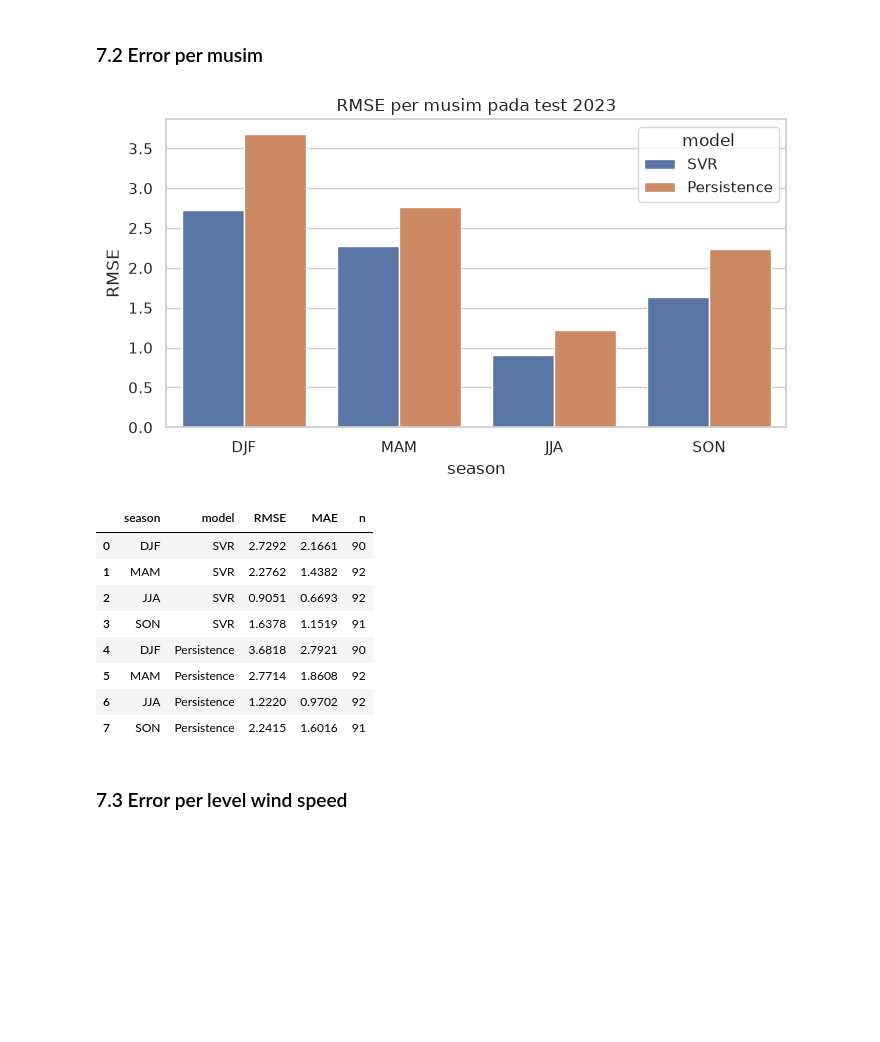
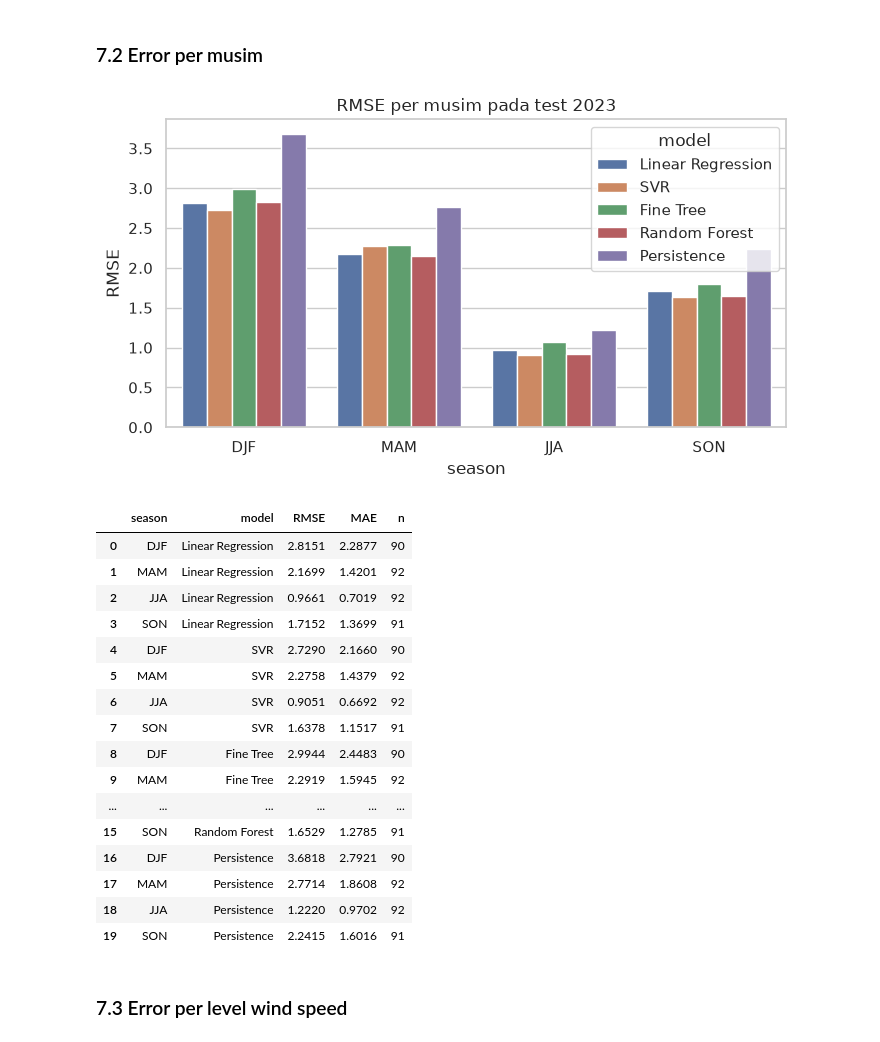
Before and after one commit to Galangzz/machine-learning-wind-speed, a Jupyter notebook: main.ipynb, the cells around one changed output. Cells and saved outputs as stored; diff of their text form; code cells hidden in the pictures; blank space fills up the shorter version.

```diff
--- a/main.ipynb
+++ b/main.ipynb
@@ -364,13 +366,11 @@ Interpolasi hanya untuk fitur non-wind-speed, maksimal 2 hari, hanya di dalam ga
 # %%
-FEATURE_COLS_TO_INTERPOLATE = [
+GAP_FILL_COLS = [
     "wind_dir_sin", "wind_dir_cos", "temperature_50m",
     "relative_humidity", "pressure", "precipitation",
 ]
-missing_before = daily[FEATURE_COLS_TO_INTERPOLATE].isna().sum()
-daily[FEATURE_COLS_TO_INTERPOLATE] = daily[FEATURE_COLS_TO_INTERPOLATE].interpolate(
-    method="linear", limit=2, limit_area="inside"
-)
-missing_after = daily[FEATURE_COLS_TO_INTERPOLATE].isna().sum()
+missing_before = daily[GAP_FILL_COLS].isna().sum()
+daily = fill_feature_gaps(daily, GAP_FILL_COLS, limit=2)
+missing_after = daily[GAP_FILL_COLS].isna().sum()
 display(pd.DataFrame({"before": missing_before, "after": missing_after}))
 
 sup = daily.sort_index().copy()
@@ -684,51 +684,63 @@ best ML model: SVR
 # %%
 SEASON_MAP = {12: "DJF", 1: "DJF", 2: "DJF", 3: "MAM", 4: "MAM", 5: "MAM",
               6: "JJA", 7: "JJA", 8: "JJA", 9: "SON", 10: "SON", 11: "SON"}
 
 test_eval = test.copy()
-test_eval["pred_best"] = best_ml_model.predict(X_test)
-test_eval["pred_persistence"] = test_eval["wind_speed_lag0"]
 test_eval["season"] = test_eval["target_date"].dt.month.map(SEASON_MAP)
 test_eval["level"] = pd.qcut(test_eval["target"], 3, labels=["low", "mid", "high"], duplicates="drop")
 
+model_predictions = {name: model.predict(X_test) for name, model in final_models.items()}
+model_predictions["Persistence"] = test_eval["wind_speed_lag0"].to_numpy()
+test_eval["pred_best"] = model_predictions[best_model_name]
+test_eval["pred_persistence"] = model_predictions["Persistence"]
+
 def grouped_errors(frame, group_column, group_values):
+    truth = frame["target"].to_numpy()
     rows = []
-    for model_name, pred_column in [(best_model_name, "pred_best"), ("Persistence", "pred_persistence")]:
+    for model_name, predictions in model_predictions.items():
         for value in group_values:
-            part = frame[frame[group_column] == value]
-            if part.empty:
+            mask = (frame[group_column] == value).to_numpy()
+            if not mask.any():
                 continue
             rows.append({
                 group_column: value,
                 "model": model_name,
-                "RMSE": float(np.sqrt(mean_squared_error(part["target"], part[pred_column]))),
-                "MAE": float(mean_absolute_error(part["target"], part[pred_column])),
-                "n": int(len(part)),
+                "RMSE": float(np.sqrt(mean_squared_error(truth[mask], predictions[mask]))),
+                "MAE": float(mean_absolute_error(truth[mask], predictions[mask])),
+                "n": int(mask.sum()),
             })
     return pd.DataFrame(rows)
 
 
 error_by_season = grouped_errors(test_eval, "season", ["DJF", "MAM", "JJA", "SON"])
 error_by_season.to_csv(RESULTS_DIR / "error_by_season.csv", index=False)
 
 fig, ax = plt.subplots(figsize=(8, 4))
 sns.barplot(data=error_by_season, x="season", y="RMSE", hue="model", ax=ax)
 ax.set_title("RMSE per musim pada test 2023")
 fig.savefig(FIG_DIR / "fig_error_by_season.png", dpi=150, bbox_inches="tight")
 plt.show()
 
 error_by_season.round(4)
 # %% [output]
-[figure, old version]
+[figure, new version]
 |  | season | model | RMSE | MAE | n |
-| 0 | DJF | SVR | 2.7292 | 2.1661 | 90 |
-| 1 | MAM | SVR | 2.2762 | 1.4382 | 92 |
-| 2 | JJA | SVR | 0.9051 | 0.6693 | 92 |
-| 3 | SON | SVR | 1.6378 | 1.1519 | 91 |
-| 4 | DJF | Persistence | 3.6818 | 2.7921 | 90 |
-| 5 | MAM | Persistence | 2.7714 | 1.8608 | 92 |
-| 6 | JJA | Persistence | 1.2220 | 0.9702 | 92 |
-| 7 | SON | Persistence | 2.2415 | 1.6016 | 91 |
+| 0 | DJF | Linear Regression | 2.8151 | 2.2877 | 90 |
+| 1 | MAM | Linear Regression | 2.1699 | 1.4201 | 92 |
+| 2 | JJA | Linear Regression | 0.9661 | 0.7019 | 92 |
+| 3 | SON | Linear Regression | 1.7152 | 1.3699 | 91 |
+| 4 | DJF | SVR | 2.7290 | 2.1660 | 90 |
+| 5 | MAM | SVR | 2.2758 | 1.4379 | 92 |
+| 6 | JJA | SVR | 0.9051 | 0.6692 | 92 |
+| 7 | SON | SVR | 1.6378 | 1.1517 | 91 |
+| 8 | DJF | Fine Tree | 2.9944 | 2.4483 | 90 |
+| 9 | MAM | Fine Tree | 2.2919 | 1.5945 | 92 |
+| ... | ... | ... | ... | ... | ... |
+| 15 | SON | Random Forest | 1.6529 | 1.2785 | 91 |
+| 16 | DJF | Persistence | 3.6818 | 2.7921 | 90 |
+| 17 | MAM | Persistence | 2.7714 | 1.8608 | 92 |
+| 18 | JJA | Persistence | 1.2220 | 0.9702 | 92 |
+| 19 | SON | Persistence | 2.2415 | 1.6016 | 91 |
 # %% [markdown]
 ### 7.3 Error per level wind speed
 # %%
```
Also changed, not shown: parts of 13 cells of this notebook, 14 other files.
